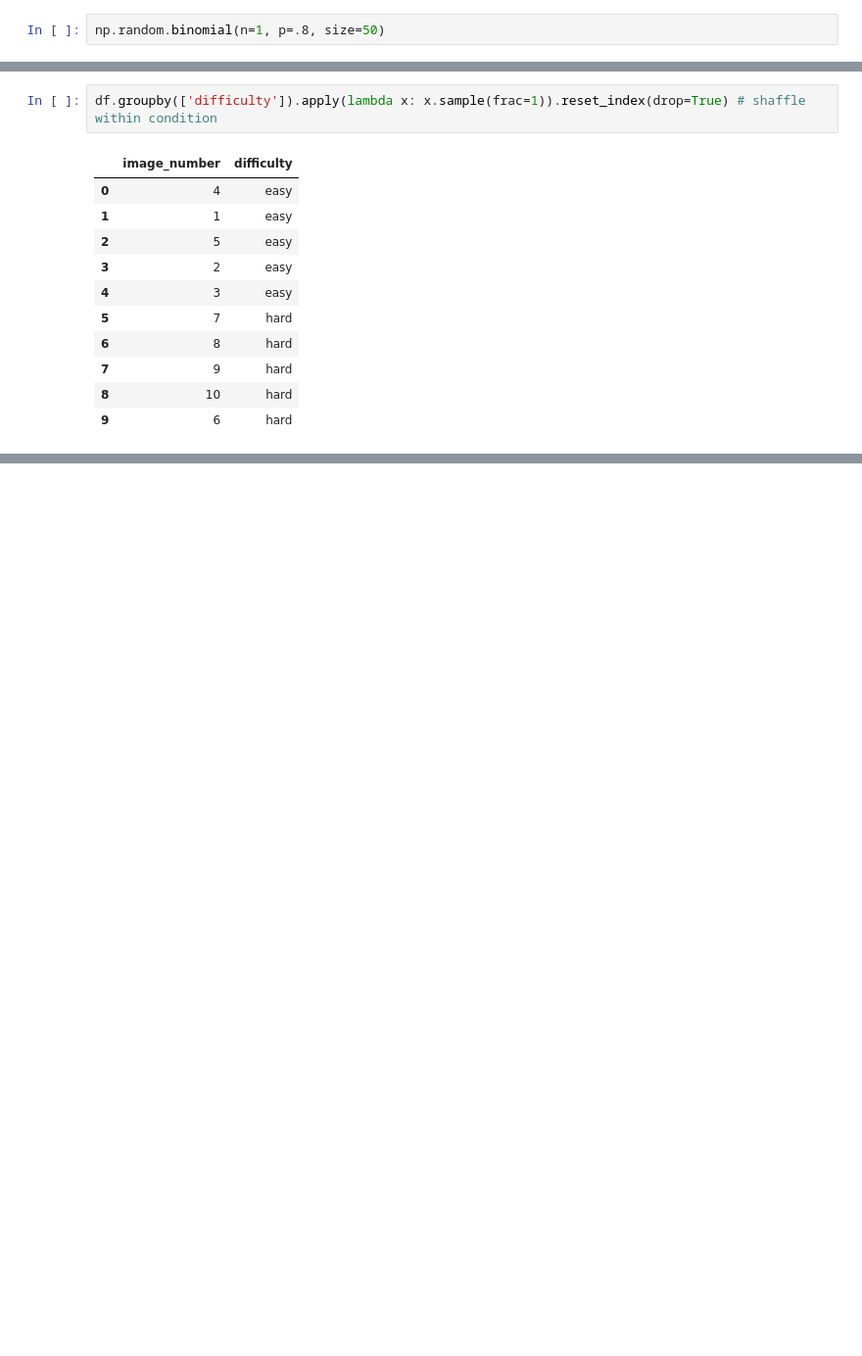
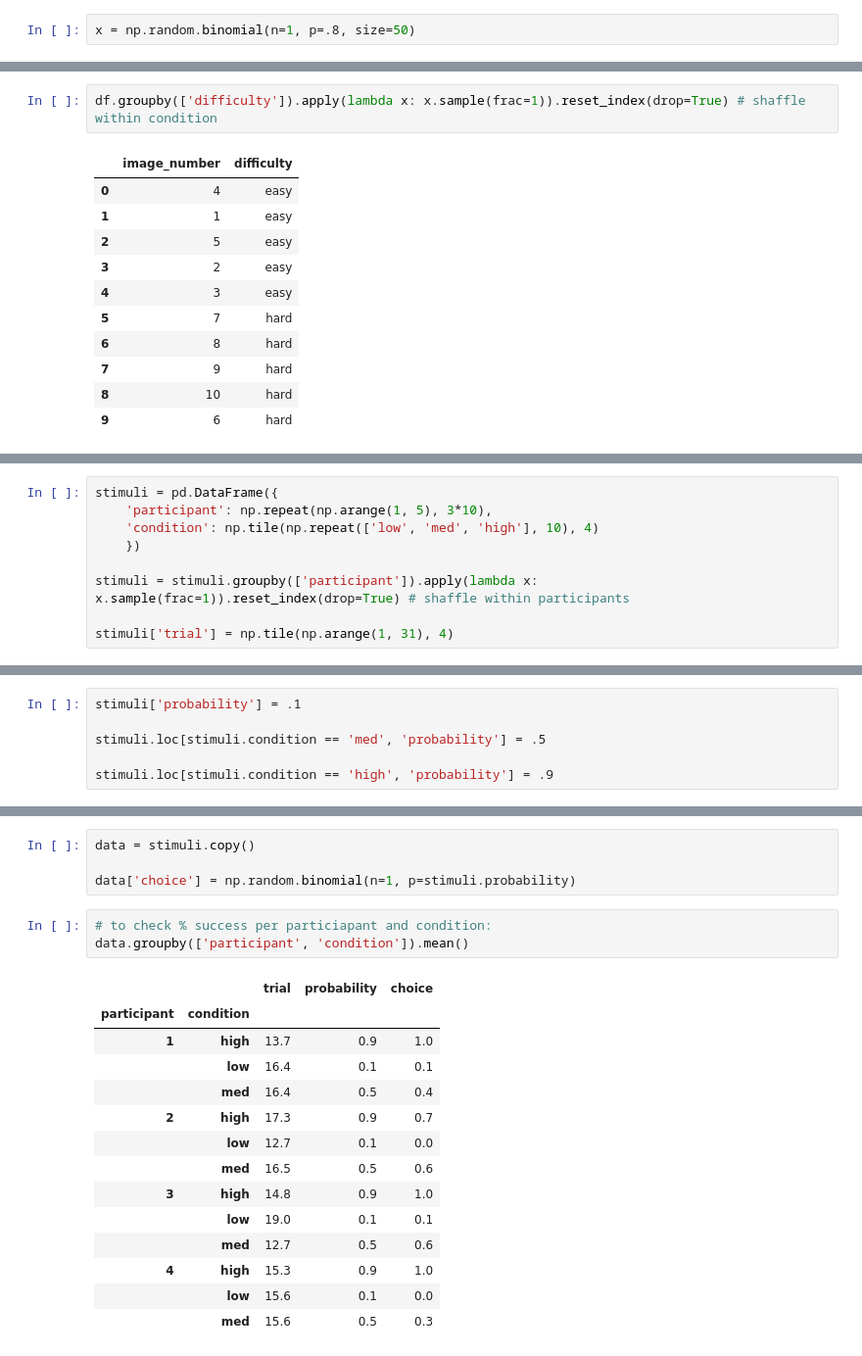
Before and after one commit to laurafontanesi/psychopy-seminar, a Jupyter notebook: notebooks/wpa_3.ipynb, the cells around one changed output, grey strips where cells are left out. Shown: that part at 98% size. Saved outputs shown, nothing was run; the diff lists cells and outputs as text; blank space fills up the shorter version.

```diff
--- a/notebooks/wpa_3.ipynb
+++ b/notebooks/wpa_3.ipynb
@@ -87,4 +100,4 @@ np.random.normal(loc=[-10, 0, 10], scale=1)
 # %% [output]
 array([-10.0544399 ,  -0.67101151,  10.32394888])
 # %%
-np.random.binomial(n=1, p=.8, size=50)
+x = np.random.binomial(n=1, p=.8, size=50)
@@ -323,0 +407,9 @@ df.groupby(['difficulty']).apply(lambda x: x.sample(frac=1)).reset_index(drop=Tr
+# %%
+stimuli = pd.DataFrame({
+    'participant': np.repeat(np.arange(1, 5), 3*10),
+    'condition': np.tile(np.repeat(['low', 'med', 'high'], 10), 4)
+    })
+
+stimuli = stimuli.groupby(['participant']).apply(lambda x: x.sample(frac=1)).reset_index(drop=True) # shaffle within participants
+
+stimuli['trial'] = np.tile(np.arange(1, 31), 4)
@@ -323,0 +443,6 @@ df.groupby(['difficulty']).apply(lambda x: x.sample(frac=1)).reset_index(drop=Tr
+# %%
+stimuli['probability'] = .1
+
+stimuli.loc[stimuli.condition == 'med', 'probability'] = .5
+
+stimuli.loc[stimuli.condition == 'high', 'probability'] = .9
@@ -323,0 +458,22 @@ df.groupby(['difficulty']).apply(lambda x: x.sample(frac=1)).reset_index(drop=Tr
+# %%
+data = stimuli.copy()
+
+data['choice'] = np.random.binomial(n=1, p=stimuli.probability)
+# %%
+# to check % success per particiapant and condition:
+data.groupby(['participant', 'condition']).mean()
+# %% [output]
+|  |  | trial | probability | choice |
+| participant | condition |  |  |  |
+| 1 | high | 13.7 | 0.9 | 1.0 |
+|  | low | 16.4 | 0.1 | 0.1 |
+|  | med | 16.4 | 0.5 | 0.4 |
+| 2 | high | 17.3 | 0.9 | 0.7 |
+|  | low | 12.7 | 0.1 | 0.0 |
+|  | med | 16.5 | 0.5 | 0.6 |
+| 3 | high | 14.8 | 0.9 | 1.0 |
+|  | low | 19.0 | 0.1 | 0.1 |
+|  | med | 12.7 | 0.5 | 0.6 |
+| 4 | high | 15.3 | 0.9 | 1.0 |
+|  | low | 15.6 | 0.1 | 0.0 |
+|  | med | 15.6 | 0.5 | 0.3 |
```
Also changed, not shown: parts of 27 cells of this notebook, 2 other files.
